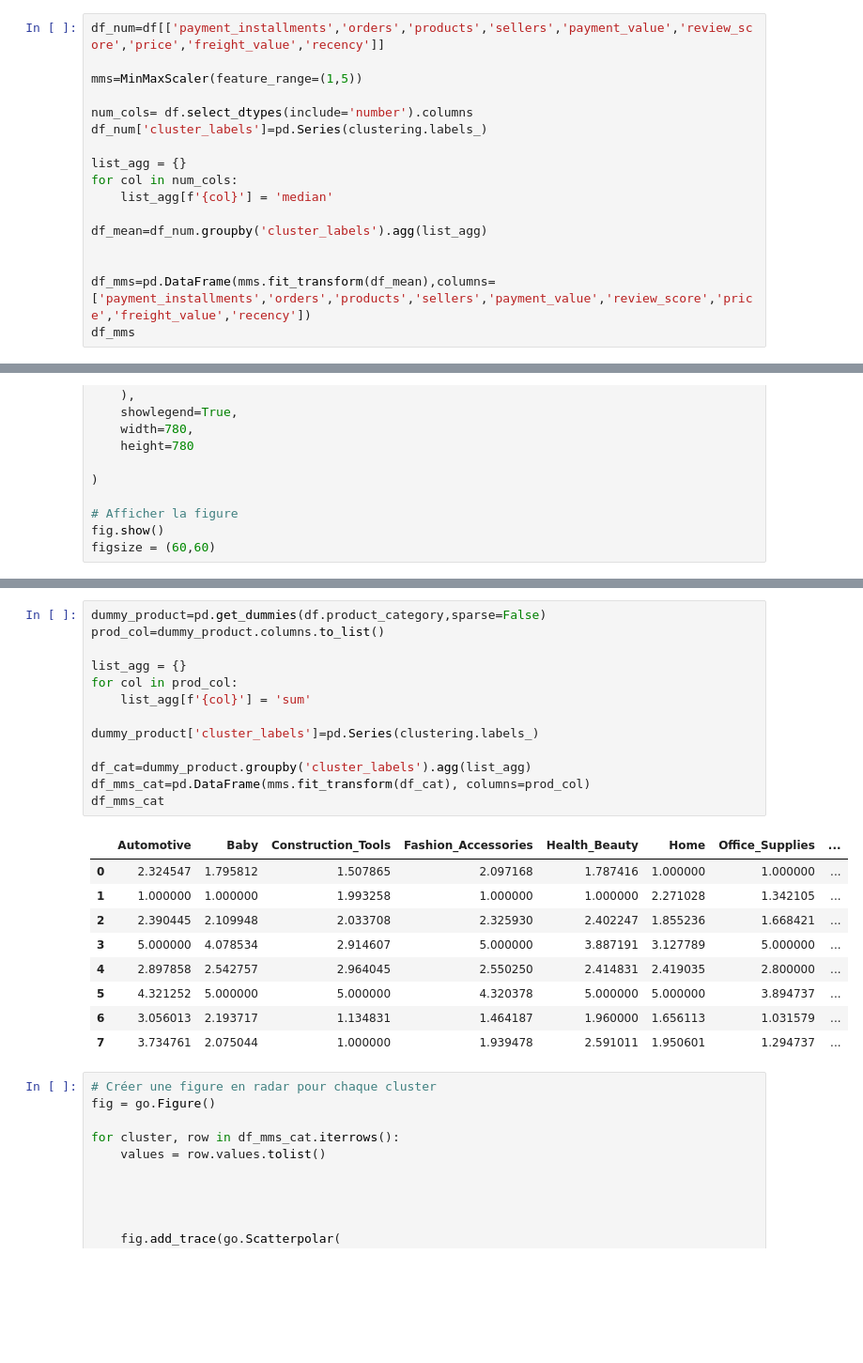
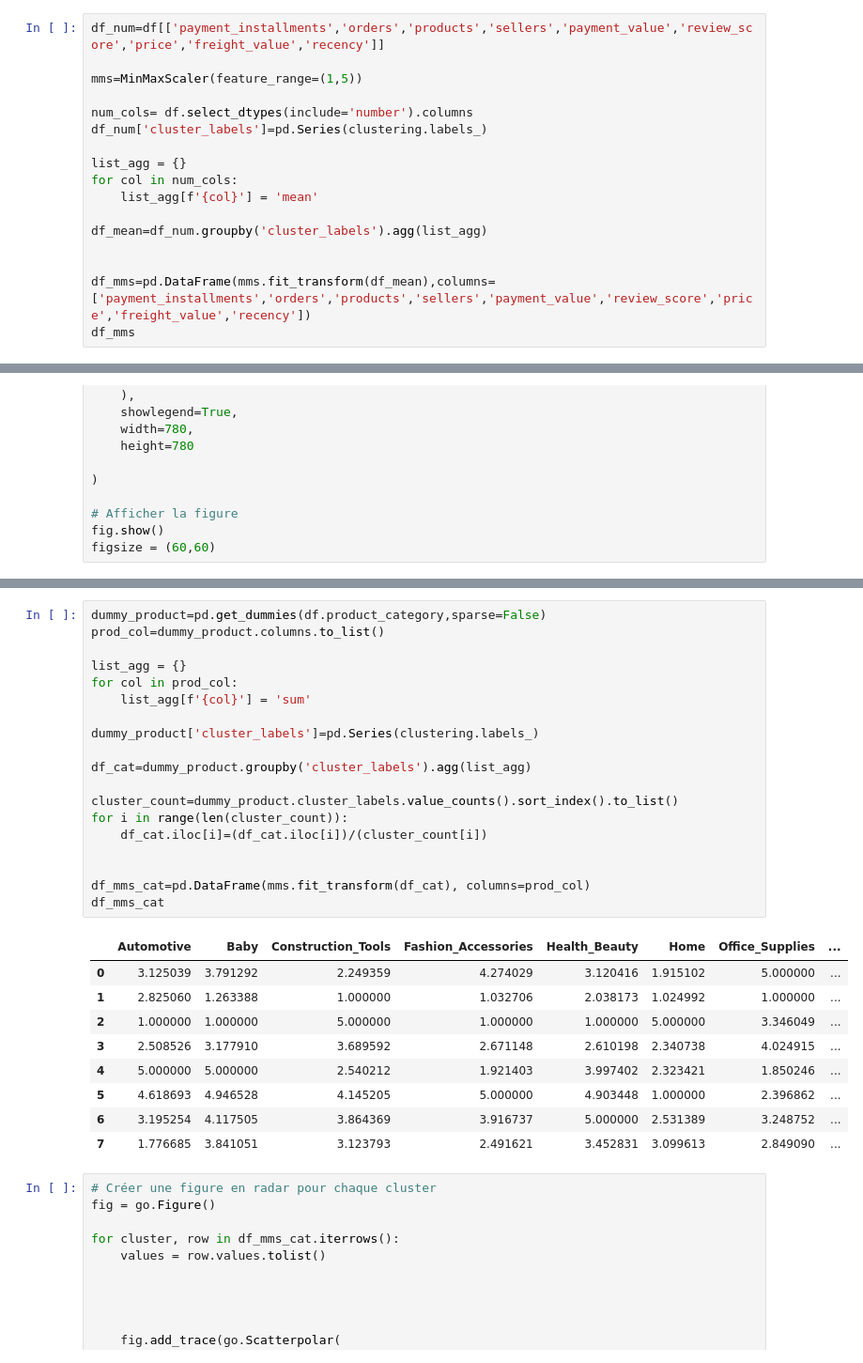
Before and after one commit to ZouhairHoussni/olist, a Jupyter notebook: modelisation.ipynb, the cells around one changed output, grey strips where cells are left out. Shown at 94% size. Cells and saved outputs as stored; diff of their text form; blank space fills up the shorter version.

```diff
--- a/modelisation.ipynb
+++ b/modelisation.ipynb
@@ -259,7 +182,7 @@ df_num['cluster_labels']=pd.Series(clustering.labels_)
 
 list_agg = {}
 for col in num_cols:
-    list_agg[f'{col}'] = 'median'
+    list_agg[f'{col}'] = 'mean'
 
 df_mean=df_num.groupby('cluster_labels').agg(list_agg)
 
@@ -342,26 +262,32 @@ AssertionError: All columns are categorical, use k-modes instead of k-prototypes
 # %%
 dummy_product=pd.get_dummies(df.product_category,sparse=False)
 prod_col=dummy_product.columns.to_list()
 
 list_agg = {}
 for col in prod_col:
     list_agg[f'{col}'] = 'sum'
 
 dummy_product['cluster_labels']=pd.Series(clustering.labels_)
 
 df_cat=dummy_product.groupby('cluster_labels').agg(list_agg)
+
+cluster_count=dummy_product.cluster_labels.value_counts().sort_index().to_list()
+for i in range(len(cluster_count)):
+    df_cat.iloc[i]=(df_cat.iloc[i])/(cluster_count[i])
+
+
 df_mms_cat=pd.DataFrame(mms.fit_transform(df_cat), columns=prod_col)
 df_mms_cat
 # %% [output]
 |  | Automotive | Baby | Construction_Tools | Fashion_Accessories | Health_Beauty | Home | Office_Supplies | ... |
-| 0 | 2.324547 | 1.795812 | 1.507865 | 2.097168 | 1.787416 | 1.000000 | 1.000000 | ... |
-| 1 | 1.000000 | 1.000000 | 1.993258 | 1.000000 | 1.000000 | 2.271028 | 1.342105 | ... |
-| 2 | 2.390445 | 2.109948 | 2.033708 | 2.325930 | 2.402247 | 1.855236 | 1.668421 | ... |
-| 3 | 5.000000 | 4.078534 | 2.914607 | 5.000000 | 3.887191 | 3.127789 | 5.000000 | ... |
-| 4 | 2.897858 | 2.542757 | 2.964045 | 2.550250 | 2.414831 | 2.419035 | 2.800000 | ... |
-| 5 | 4.321252 | 5.000000 | 5.000000 | 4.320378 | 5.000000 | 5.000000 | 3.894737 | ... |
-| 6 | 3.056013 | 2.193717 | 1.134831 | 1.464187 | 1.960000 | 1.656113 | 1.031579 | ... |
-| 7 | 3.734761 | 2.075044 | 1.000000 | 1.939478 | 2.591011 | 1.950601 | 1.294737 | ... |
+| 0 | 3.125039 | 3.791292 | 2.249359 | 4.274029 | 3.120416 | 1.915102 | 5.000000 | ... |
+| 1 | 2.825060 | 1.263388 | 1.000000 | 1.032706 | 2.038173 | 1.024992 | 1.000000 | ... |
+| 2 | 1.000000 | 1.000000 | 5.000000 | 1.000000 | 1.000000 | 5.000000 | 3.346049 | ... |
+| 3 | 2.508526 | 3.177910 | 3.689592 | 2.671148 | 2.610198 | 2.340738 | 4.024915 | ... |
+| 4 | 5.000000 | 5.000000 | 2.540212 | 1.921403 | 3.997402 | 2.323421 | 1.850246 | ... |
+| 5 | 4.618693 | 4.946528 | 4.145205 | 5.000000 | 4.903448 | 1.000000 | 2.396862 | ... |
+| 6 | 3.195254 | 4.117505 | 3.864369 | 3.916737 | 5.000000 | 2.531389 | 3.248752 | ... |
+| 7 | 1.776685 | 3.841051 | 3.123793 | 2.491621 | 3.452831 | 3.099613 | 2.849090 | ... |
 # %%
 # Créer une figure en radar pour chaque cluster
 fig = go.Figure()
```
Also changed, not shown: parts of 9 cells of this notebook.
